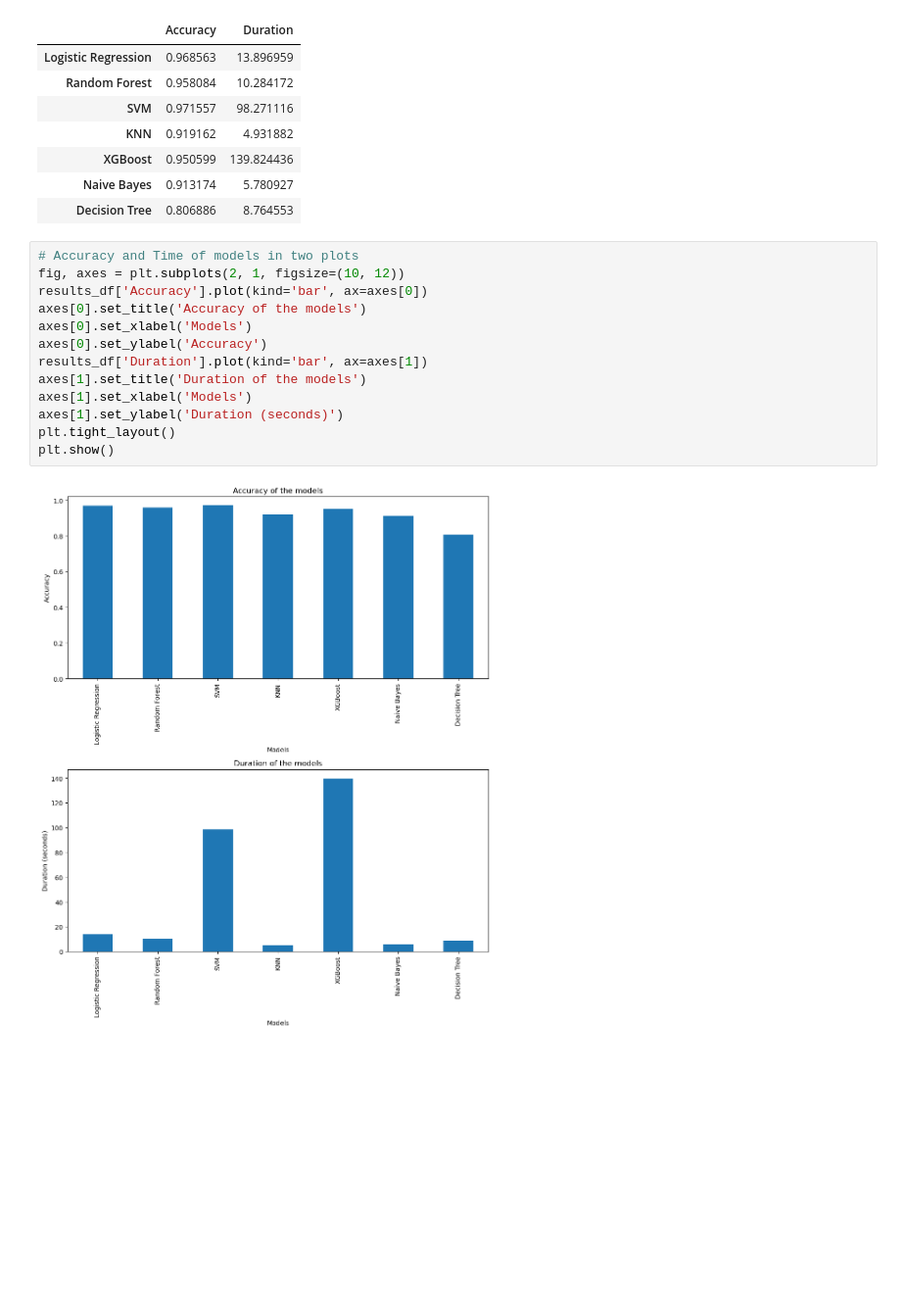
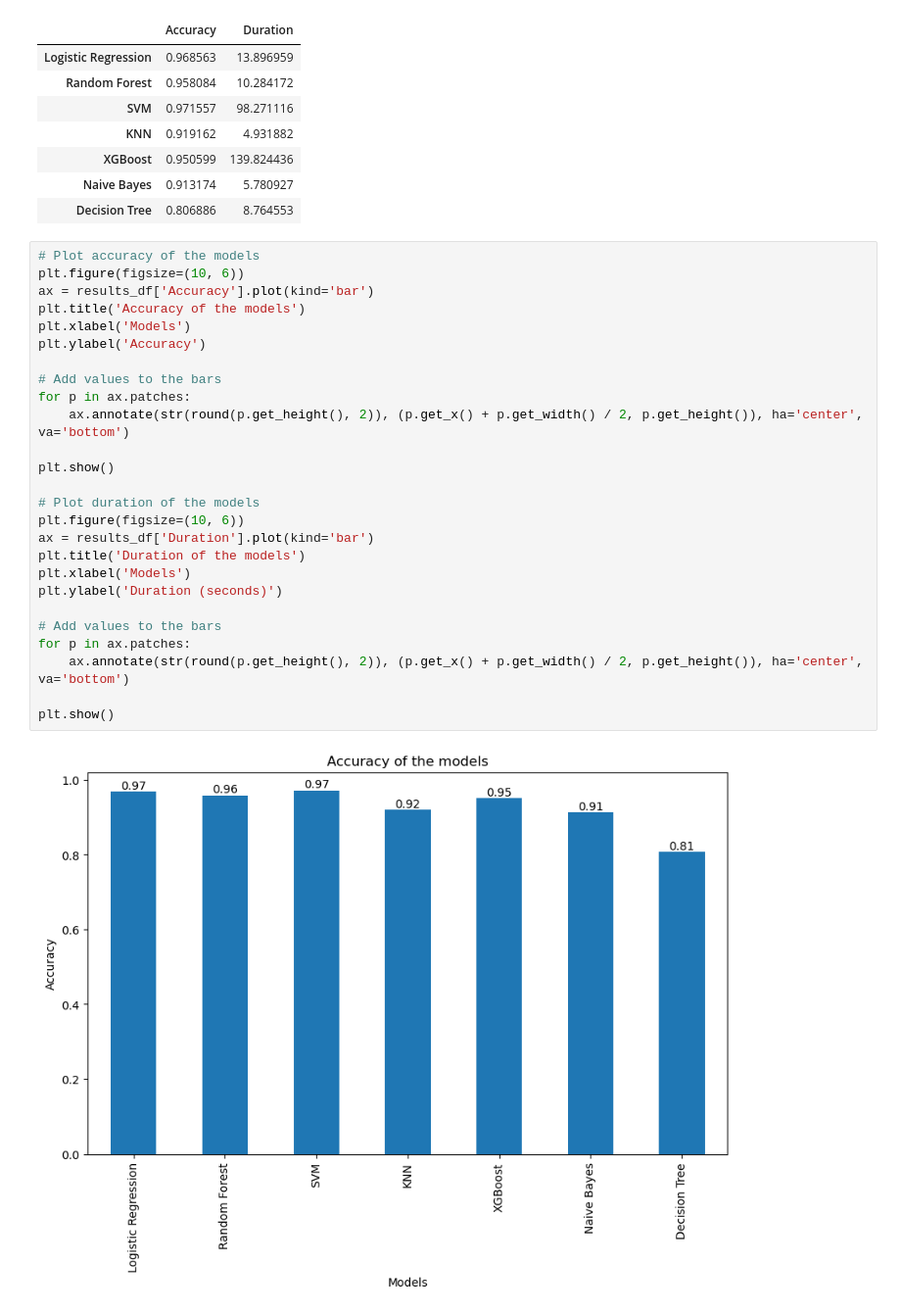
Before and after one commit to jlang62/bachelor-thesis, a Jupyter notebook: code/TextDocumentClassification.ipynb, the cells around one changed output. Shown at 98% size. Saved outputs shown, nothing was run; the diff lists cells and outputs as text; blank space fills up the shorter version.

```diff
--- a/code/TextDocumentClassification.ipynb
+++ b/code/TextDocumentClassification.ipynb
@@ -286,18 +286,31 @@ results_df
 | XGBoost | 0.950599 | 139.824436 |
 | Naive Bayes | 0.913174 | 5.780927 |
 | Decision Tree | 0.806886 | 8.764553 |
-# %%
-# Accuracy and Time of models in two plots
-fig, axes = plt.subplots(2, 1, figsize=(10, 12))
-results_df['Accuracy'].plot(kind='bar', ax=axes[0])
-axes[0].set_title('Accuracy of the models')
-axes[0].set_xlabel('Models')
-axes[0].set_ylabel('Accuracy')
-results_df['Duration'].plot(kind='bar', ax=axes[1])
-axes[1].set_title('Duration of the models')
-axes[1].set_xlabel('Models')
-axes[1].set_ylabel('Duration (seconds)')
-plt.tight_layout()
-plt.show()
-# %% [output]
-[figure, removed]
+# %%
+# Plot accuracy of the models
+plt.figure(figsize=(10, 6))
+ax = results_df['Accuracy'].plot(kind='bar')
+plt.title('Accuracy of the models')
+plt.xlabel('Models')
+plt.ylabel('Accuracy')
+
+# Add values to the bars
+for p in ax.patches:
+    ax.annotate(str(round(p.get_height(), 2)), (p.get_x() + p.get_width() / 2, p.get_height()), ha='center', va='bottom')
+
+plt.show()
+
+# Plot duration of the models
+plt.figure(figsize=(10, 6))
+ax = results_df['Duration'].plot(kind='bar')
+plt.title('Duration of the models')
+plt.xlabel('Models')
+plt.ylabel('Duration (seconds)')
+
+# Add values to the bars
+for p in ax.patches:
+    ax.annotate(str(round(p.get_height(), 2)), (p.get_x() + p.get_width() / 2, p.get_height()), ha='center', va='bottom')
+
+plt.show()
+# %% [output]
+[figure, added]
```
Also changed, not shown: parts of 5 cells of this notebook.
